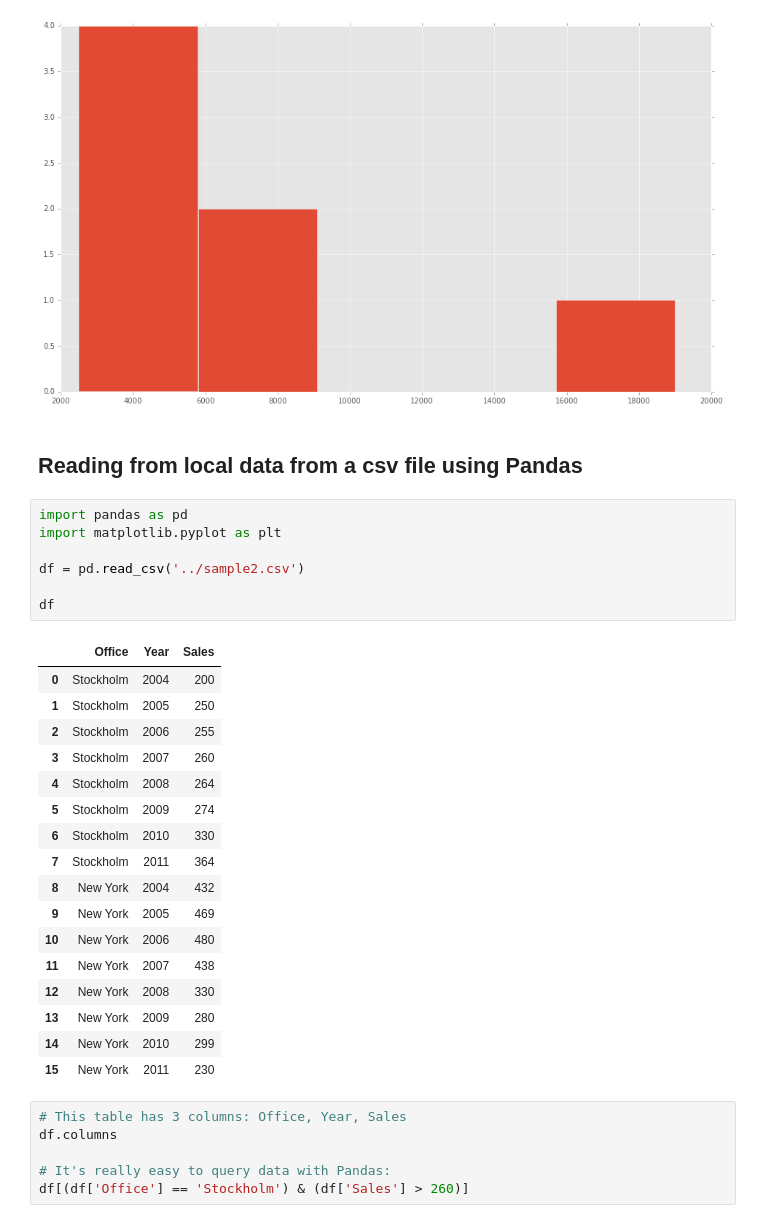
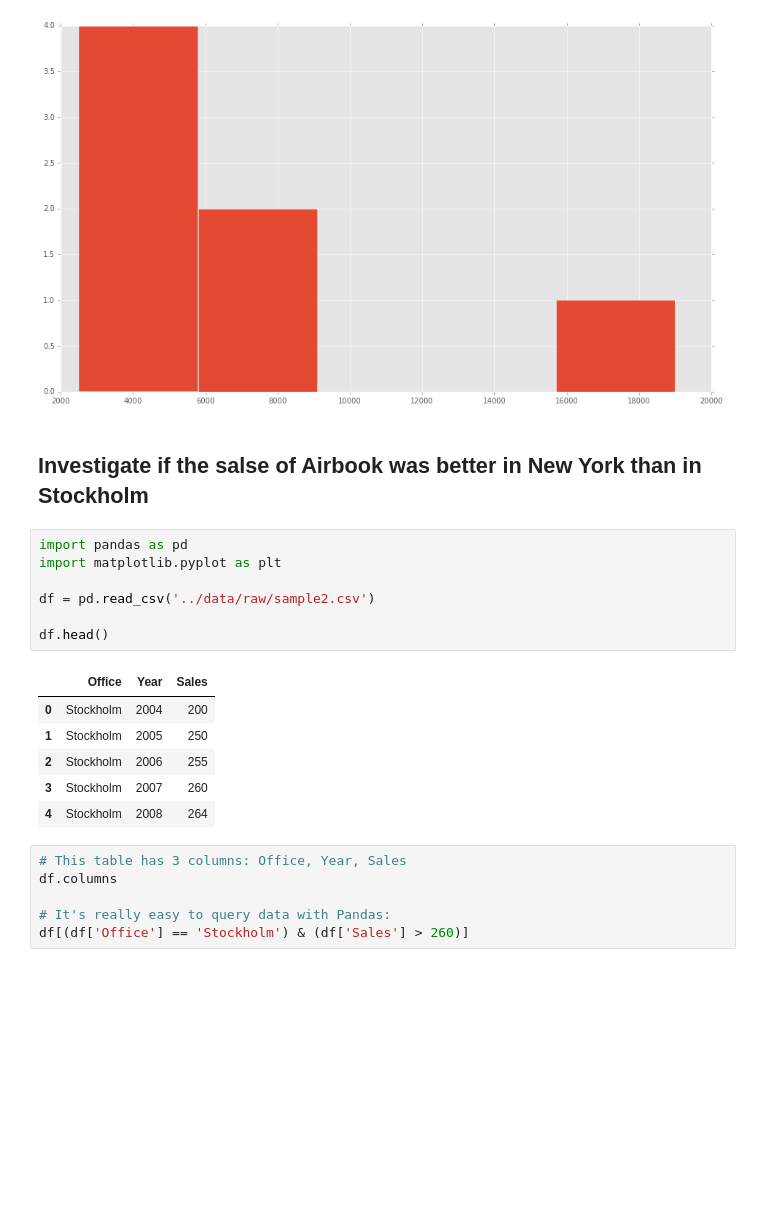
Before and after one commit to eleijonmarck/analytics-workflow-showcase, a Jupyter notebook: notebooks/data-mining-intro-ML-may-2016.ipynb, the cells around one changed output. Cells and saved outputs as stored; diff of their text form; blank space fills up the shorter version.

```diff
--- a/notebooks/data-mining-intro-ML-may-2016.ipynb
+++ b/notebooks/data-mining-intro-ML-may-2016.ipynb
@@ -104,33 +95,22 @@ plt.hist(prices_for_retina, 2, histtype='bar',color='blue')
 plt.show()
 # %% [output]
 [figure]
-# %% [markdown]
-## Reading from local data from a csv file using Pandas
+# %% [markdown]
+## Investigate if the salse of Airbook was better in New York than in Stockholm
 # %%
 import pandas as pd
 import matplotlib.pyplot as plt
 
-df = pd.read_csv('../sample2.csv')
+df = pd.read_csv('../data/raw/sample2.csv')
 
-df
+df.head()
 # %% [output]
 |  | Office | Year | Sales |
 | 0 | Stockholm | 2004 | 200 |
 | 1 | Stockholm | 2005 | 250 |
 | 2 | Stockholm | 2006 | 255 |
 | 3 | Stockholm | 2007 | 260 |
 | 4 | Stockholm | 2008 | 264 |
-| 5 | Stockholm | 2009 | 274 |
-| 6 | Stockholm | 2010 | 330 |
-| 7 | Stockholm | 2011 | 364 |
-| 8 | New York | 2004 | 432 |
-| 9 | New York | 2005 | 469 |
-| 10 | New York | 2006 | 480 |
-| 11 | New York | 2007 | 438 |
-| 12 | New York | 2008 | 330 |
-| 13 | New York | 2009 | 280 |
-| 14 | New York | 2010 | 299 |
-| 15 | New York | 2011 | 230 |
 # %%
 # This table has 3 columns: Office, Year, Sales
 df.columns
```
Also changed, not shown: parts of 4 cells of this notebook, 7 other files.
